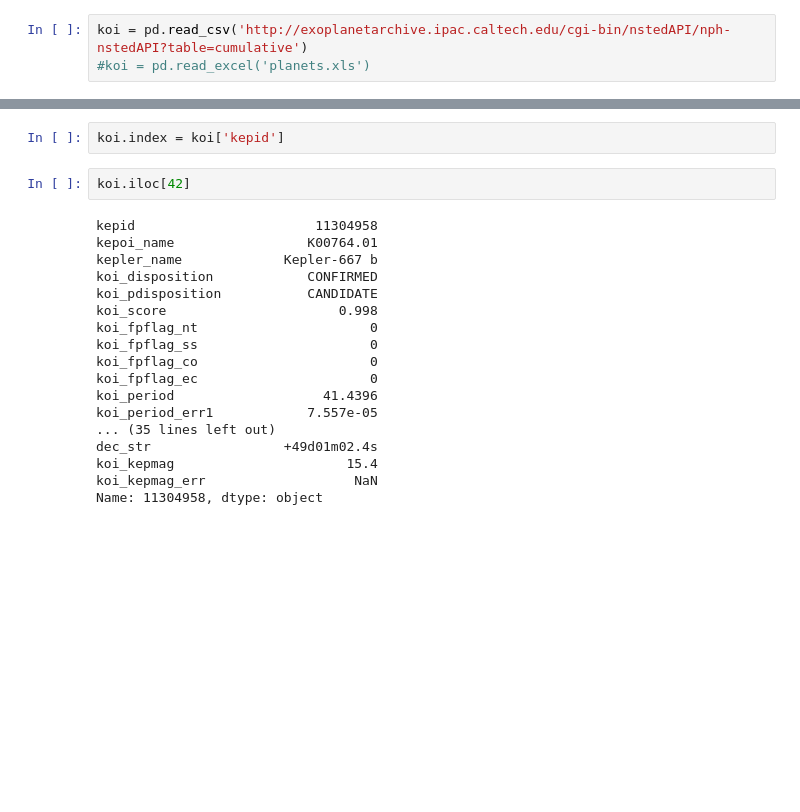
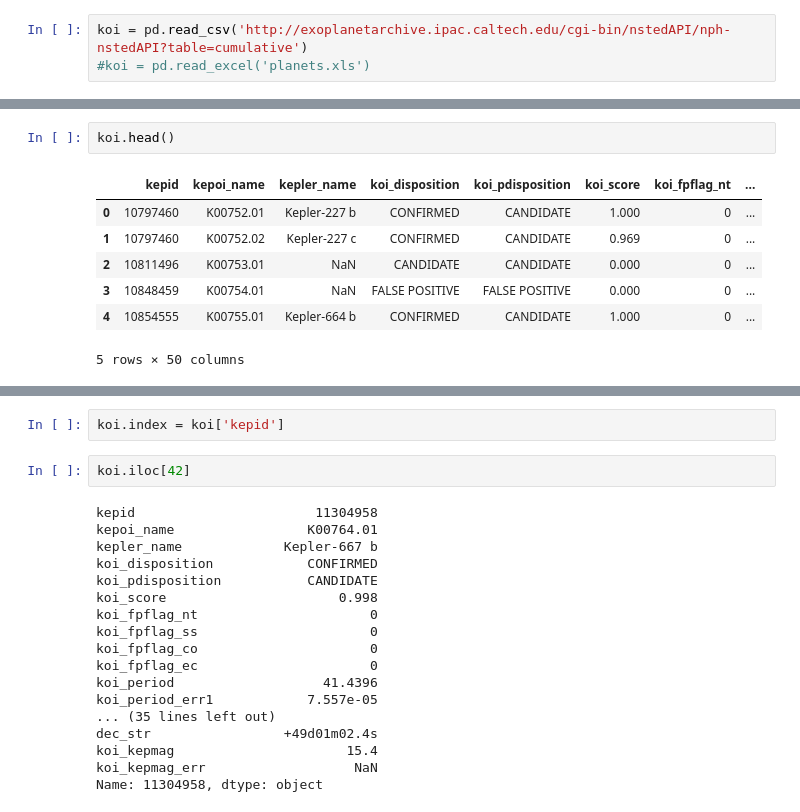
Before and after one commit to mbmilligan/msi-ipython-nb-ex, a Jupyter notebook: Pandas Kepler example.ipynb, the cells around one changed output, grey strips where cells are left out. Drawn from its saved outputs; the diff is of its cells as text; blank space fills up the shorter version.

```diff
--- a/Pandas Kepler example.ipynb
+++ b/Pandas Kepler example.ipynb
@@ -27 +27,11 @@ koi.describe()
 8 rows × 43 columns
+# %%
+koi.head()
+# %% [output]
+|  | kepid | kepoi_name | kepler_name | koi_disposition | koi_pdisposition | koi_score | koi_fpflag_nt | ... |
+| 0 | 10797460 | K00752.01 | Kepler-227 b | CONFIRMED | CANDIDATE | 1.000 | 0 | ... |
+| 1 | 10797460 | K00752.02 | Kepler-227 c | CONFIRMED | CANDIDATE | 0.969 | 0 | ... |
+| 2 | 10811496 | K00753.01 | NaN | CANDIDATE | CANDIDATE | 0.000 | 0 | ... |
+| 3 | 10848459 | K00754.01 | NaN | FALSE POSITIVE | FALSE POSITIVE | 0.000 | 0 | ... |
+| 4 | 10854555 | K00755.01 | Kepler-664 b | CONFIRMED | CANDIDATE | 1.000 | 0 | ... |
+5 rows × 50 columns
```
Also changed, not shown: parts of 11 cells of this notebook, 2 other files.
